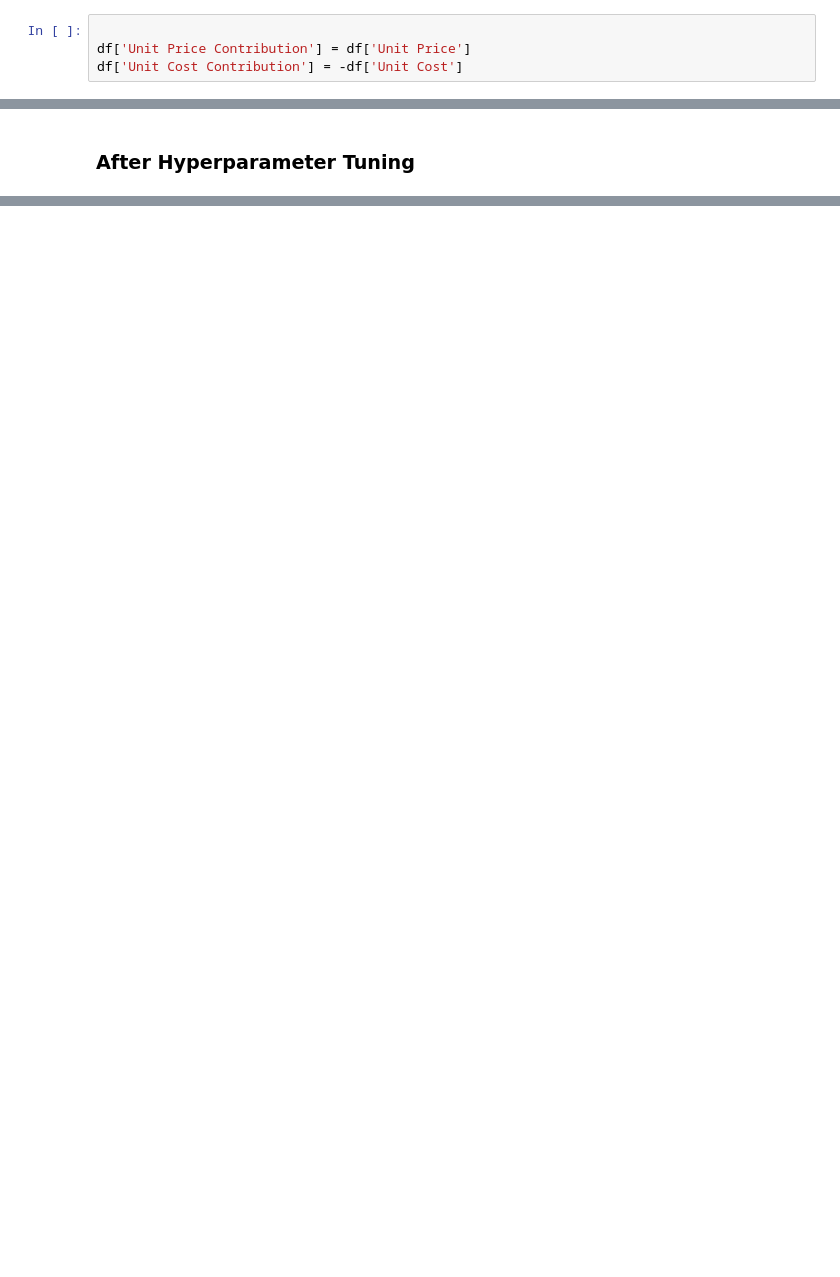
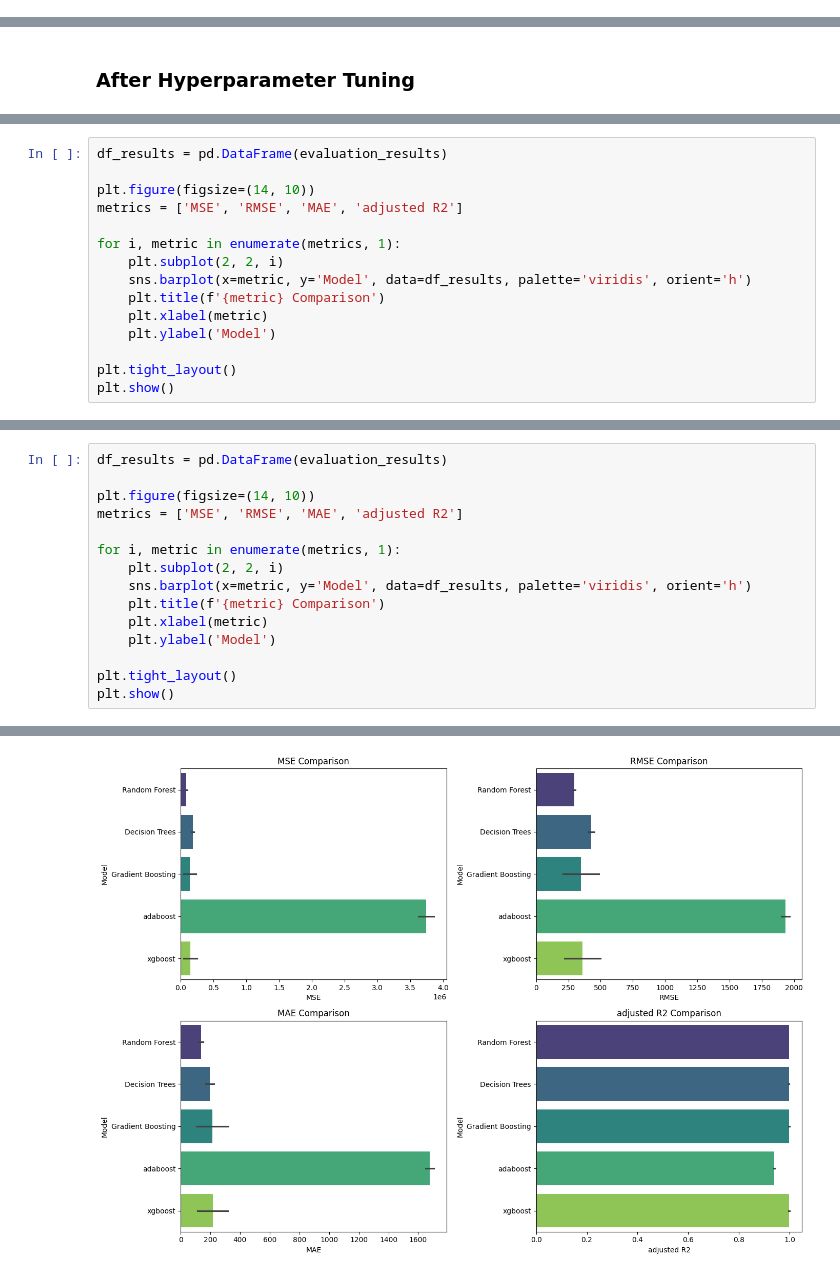
Before and after one commit to ahmedbadr237/Depi-Project, a Jupyter notebook: notebooks/DEPI_Project_Model_Training_&_Evaluation.ipynb, the cells around one changed output, grey strips where cells are left out. Saved outputs shown, nothing was run; the diff lists cells and outputs as text; blank space fills up the shorter version.

```diff
--- a/notebooks/DEPI_Project_Model_Training_&_Evaluation.ipynb
+++ b/notebooks/DEPI_Project_Model_Training_&_Evaluation.ipynb
@@ -78,4 +108,0 @@ df['Profit Margin'] = (df['Unit Price'] - df['Unit Cost']) / df['Unit Price'] *
-# %%
-
-df['Unit Price Contribution'] = df['Unit Price']
-df['Unit Cost Contribution'] = -df['Unit Cost']
@@ -568,0 +564,15 @@ Therefore, **XGBoost** is selected as the final model for predicting US regional
+# %%
+df_results = pd.DataFrame(evaluation_results)
+
+plt.figure(figsize=(14, 10))
+metrics = ['MSE', 'RMSE', 'MAE', 'adjusted R2']
+
+for i, metric in enumerate(metrics, 1):
+    plt.subplot(2, 2, i)
+    sns.barplot(x=metric, y='Model', data=df_results, palette='viridis', orient='h')
+    plt.title(f'{metric} Comparison')
+    plt.xlabel(metric)
+    plt.ylabel('Model')
+
+plt.tight_layout()
+plt.show()
@@ -568,0 +647,16 @@ Therefore, **XGBoost** is selected as the final model for predicting US regional
+# %%
+df_results = pd.DataFrame(evaluation_results)
+
+plt.figure(figsize=(14, 10))
+metrics = ['MSE', 'RMSE', 'MAE', 'adjusted R2']
+
+for i, metric in enumerate(metrics, 1):
+    plt.subplot(2, 2, i)
+    sns.barplot(x=metric, y='Model', data=df_results, palette='viridis', orient='h')
+    plt.title(f'{metric} Comparison')
+    plt.xlabel(metric)
+    plt.ylabel('Model')
+
+plt.tight_layout()
+plt.show()
+# %% [output]
@@ -568,0 +678 @@ Therefore, **XGBoost** is selected as the final model for predicting US regional
+[figure, added]
```
Also changed, not shown: parts of 71 cells of this notebook, 10 other files.
